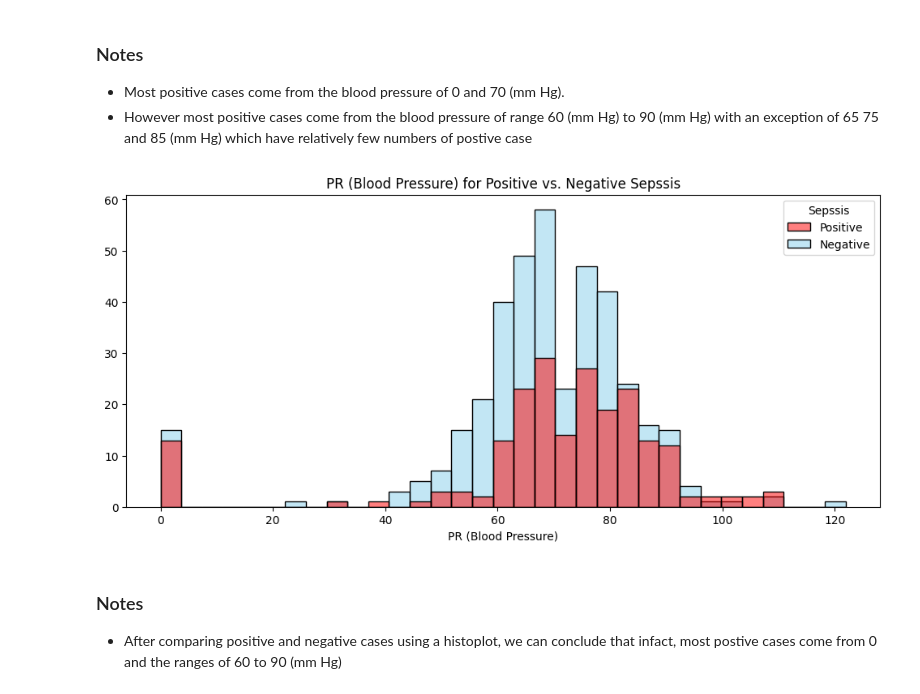
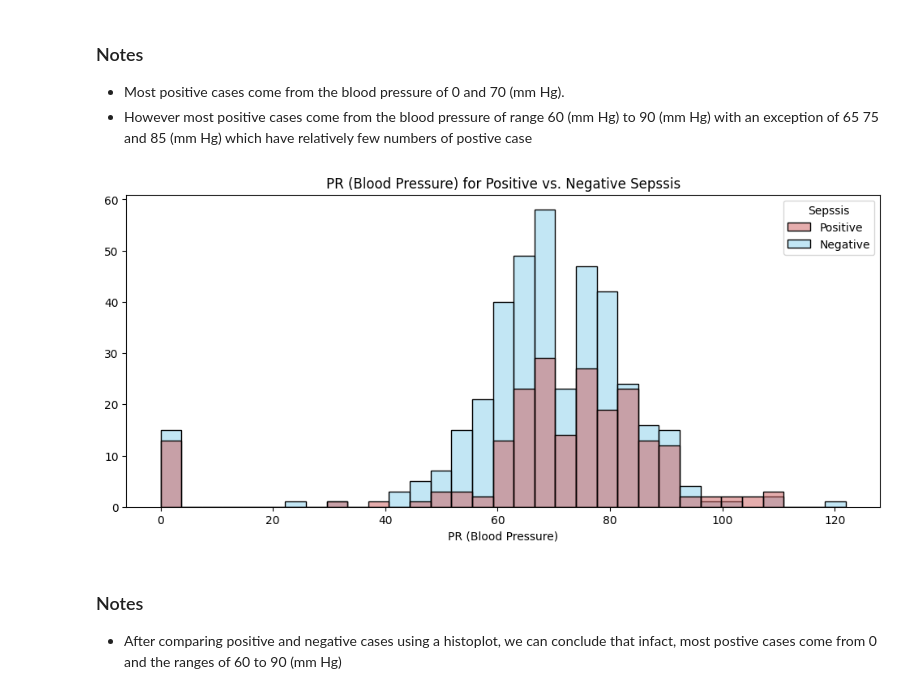
Before and after one commit to murithidenisgitobu/Sepsis-Predictor, a Jupyter notebook: Notebook.ipynb, the cells around one changed output. Saved outputs shown, nothing was run; the diff lists cells and outputs as text; code cells hidden in the pictures.

```diff
--- a/Notebook.ipynb
+++ b/Notebook.ipynb
@@ -251,18 +251,18 @@ sns.barplot(pr_sepsis, x='PR', y='Count', label='Positive Cases of Sepsis by Blo
 # %%
 # Comparison of totals cases per PR reading against number of postive cases
 # Create the histoplot
 plt.figure(figsize=(12,5))
-sns.histplot(hue='Sepssis', x='PR', data=df, fill=True, palette=['red', 'skyblue'])
+sns.histplot(hue='Sepssis', x='PR', data=df, fill=True, palette=['indianred', 'skyblue'])
 
 # Label the axes
 plt.ylabel('')
 plt.xlabel('PR (Blood Pressure)')
 
 # Show the plot
 plt.title('PR (Blood Pressure) for Positive vs. Negative Sepssis')
 plt.show()
 # %% [output]
-[figure, old version]
+[figure, new version]
 # %% [markdown]
 ### Notes
 - After comparing positive and negative cases using a histoplot, we can conclude that infact, most postive cases come from 0 and the ranges of 60 to 90 (mm Hg)
```
Also changed, not shown: parts of 13 cells of this notebook.
